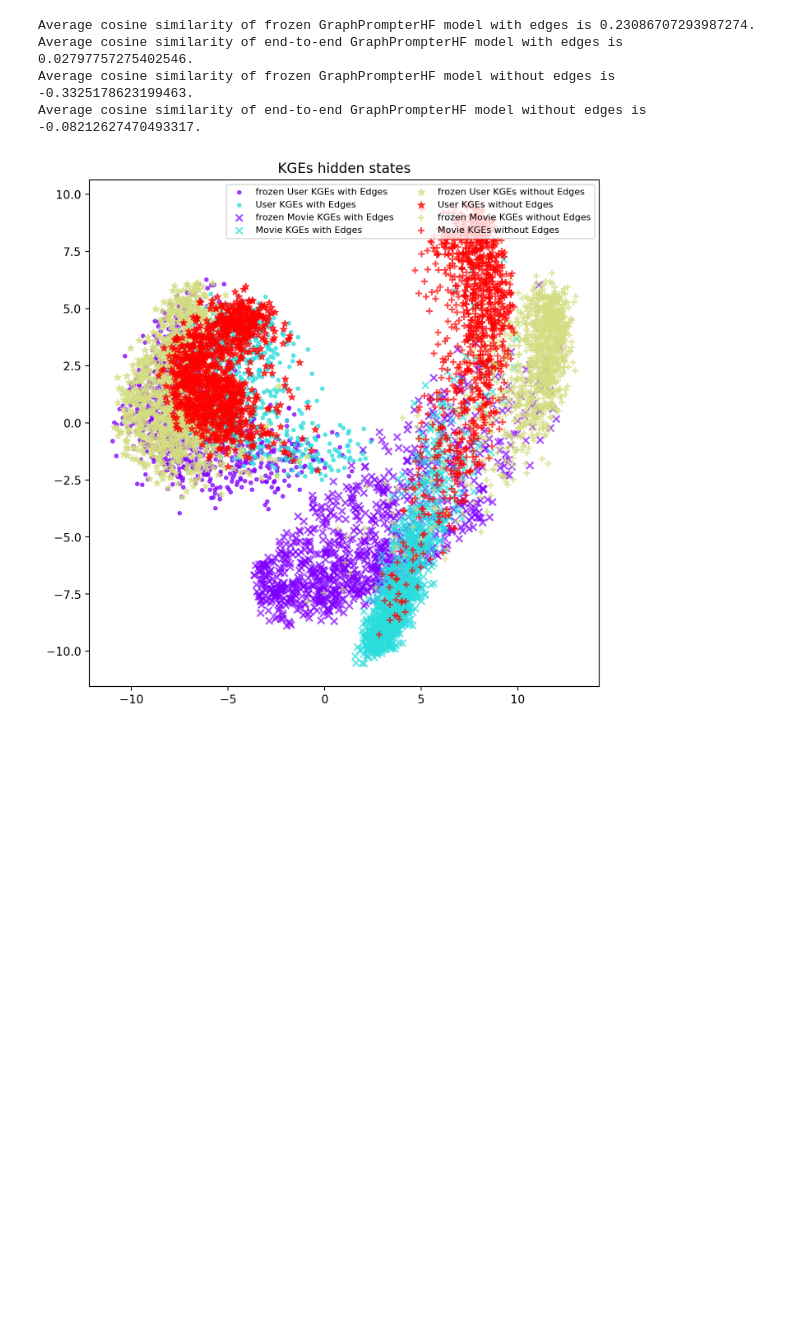
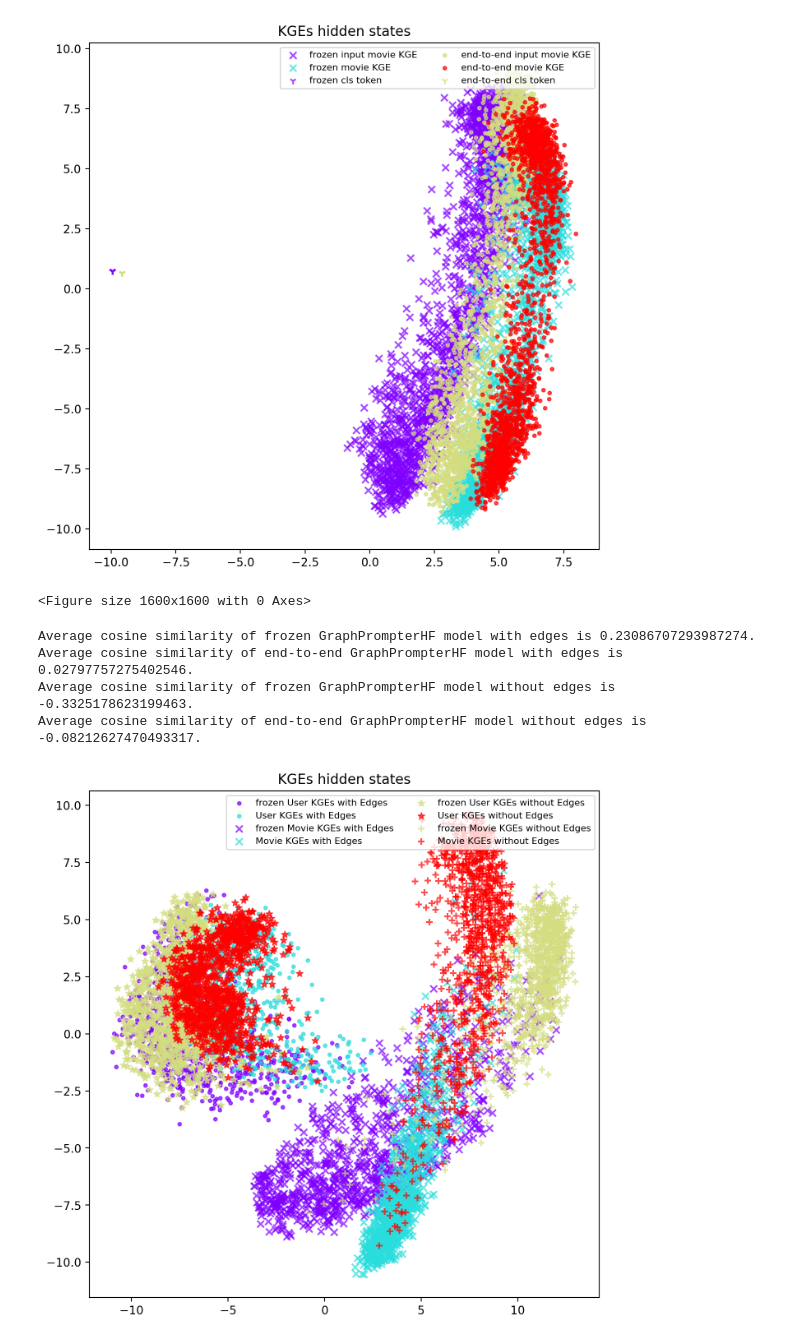
Before and after one commit to AhmadHAW/Hauptprojekt, a Jupyter notebook: evaluation.ipynb, the cells around one changed output. Saved outputs shown, nothing was run; the diff lists cells and outputs as text; code cells hidden in the pictures; blank space fills up the shorter version.

```diff
--- a/evaluation.ipynb
+++ b/evaluation.ipynb
@@ -14,6 +14,11 @@ dataset_vanilla, _ = kg_manager.shard_dataset_randomly(
     shard_size=100000,
 )
 exp = ExplainabilityModule(kg_manager.load_xai_artifact, dataset_vanilla)
+# %%
+exp.plot_cls_movie_kges(samples=2000)
+# %% [output]
+[figure, added]
+<Figure size 1600x1600 with 0 Axes>
 # %%
 exp.plot_kges(samples=2000)
 # %% [output]
```
Also changed, not shown: 2 other files.
